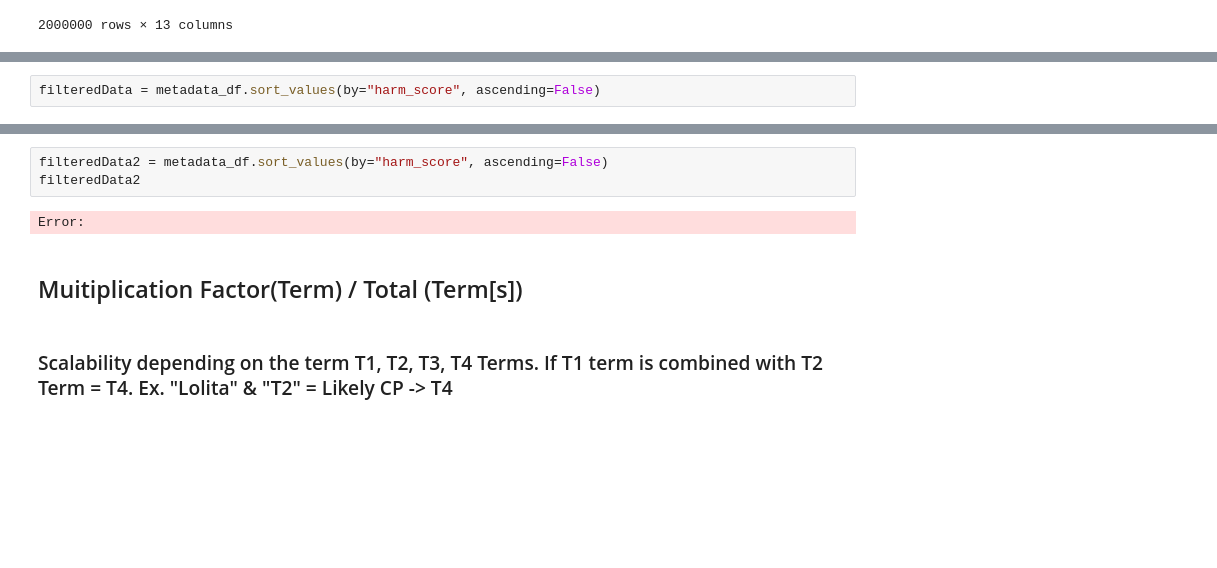
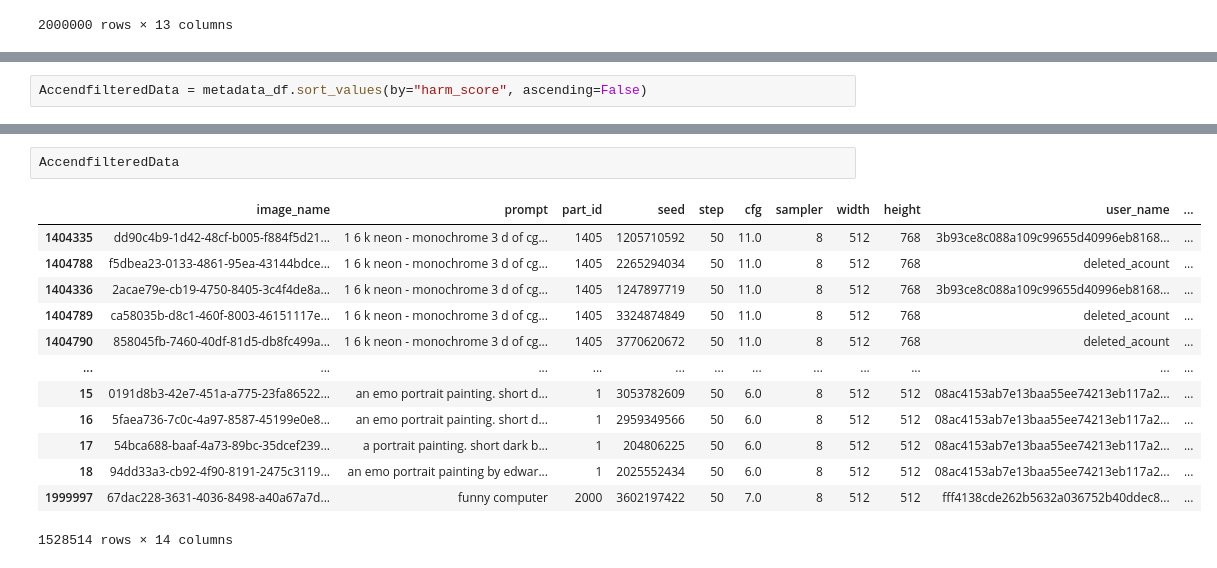
Before and after one commit to Google-Stein/Personal-Work, a Jupyter notebook: ExplicitModerationProject.ipynb, the cells around one changed output, grey strips where cells are left out. Drawn from its saved outputs; the diff is of its cells as text; blank space fills up the shorter version.

```diff
--- a/ExplicitModerationProject.ipynb
+++ b/ExplicitModerationProject.ipynb
@@ -176,2 +160,2 @@ print(metadata_df)
 # %%
-filteredData = metadata_df.sort_values(by="harm_score", ascending=False)
+AccendfilteredData = metadata_df.sort_values(by="harm_score", ascending=False)
@@ -273,9 +162,16 @@ metadata_df
-# %%
-filteredData2 = metadata_df.sort_values(by="harm_score", ascending=False)
-filteredData2
-# %% [output]
-Error:
-# %% [markdown]
-## Muitiplication Factor(Term) / Total (Term[s])
-# %% [markdown]
-### Scalability depending on the term T1, T2, T3, T4 Terms. If T1 term is combined with T2 Term = T4. Ex. "Lolita" & "T2" = Likely CP -> T4
+# %%
+AccendfilteredData
+# %% [output]
+|  | image_name | prompt | part_id | seed | step | cfg | sampler | width | height | user_name | ... |
+| 1404335 | dd90c4b9-1d42-48cf-b005-f884f5d21... | 1 6 k neon - monochrome 3 d of cg... | 1405 | 1205710592 | 50 | 11.0 | 8 | 512 | 768 | 3b93ce8c088a109c99655d40996eb8168... | ... |
+| 1404788 | f5dbea23-0133-4861-95ea-43144bdce... | 1 6 k neon - monochrome 3 d of cg... | 1405 | 2265294034 | 50 | 11.0 | 8 | 512 | 768 | deleted_acount | ... |
+| 1404336 | 2acae79e-cb19-4750-8405-3c4f4de8a... | 1 6 k neon - monochrome 3 d of cg... | 1405 | 1247897719 | 50 | 11.0 | 8 | 512 | 768 | 3b93ce8c088a109c99655d40996eb8168... | ... |
+| 1404789 | ca58035b-d8c1-460f-8003-46151117e... | 1 6 k neon - monochrome 3 d of cg... | 1405 | 3324874849 | 50 | 11.0 | 8 | 512 | 768 | deleted_acount | ... |
+| 1404790 | 858045fb-7460-40df-81d5-db8fc499a... | 1 6 k neon - monochrome 3 d of cg... | 1405 | 3770620672 | 50 | 11.0 | 8 | 512 | 768 | deleted_acount | ... |
+| ... | ... | ... | ... | ... | ... | ... | ... | ... | ... | ... | ... |
+| 15 | 0191d8b3-42e7-451a-a775-23fa86522... | an emo portrait painting. short d... | 1 | 3053782609 | 50 | 6.0 | 8 | 512 | 512 | 08ac4153ab7e13baa55ee74213eb117a2... | ... |
+| 16 | 5faea736-7c0c-4a97-8587-45199e0e8... | an emo portrait painting. short d... | 1 | 2959349566 | 50 | 6.0 | 8 | 512 | 512 | 08ac4153ab7e13baa55ee74213eb117a2... | ... |
+| 17 | 54bca688-baaf-4a73-89bc-35dcef239... | a portrait painting. short dark b... | 1 | 204806225 | 50 | 6.0 | 8 | 512 | 512 | 08ac4153ab7e13baa55ee74213eb117a2... | ... |
+| 18 | 94dd33a3-cb92-4f90-8191-2475c3119... | an emo portrait painting by edwar... | 1 | 2025552434 | 50 | 6.0 | 8 | 512 | 512 | 08ac4153ab7e13baa55ee74213eb117a2... | ... |
+| 1999997 | 67dac228-3631-4036-8498-a40a67a7d... | funny computer | 2000 | 3602197422 | 50 | 7.0 | 8 | 512 | 512 | fff4138cde262b5632a036752b40ddec8... | ... |
+1528514 rows × 14 columns
```
Also changed, not shown: parts of 11 cells of this notebook.
